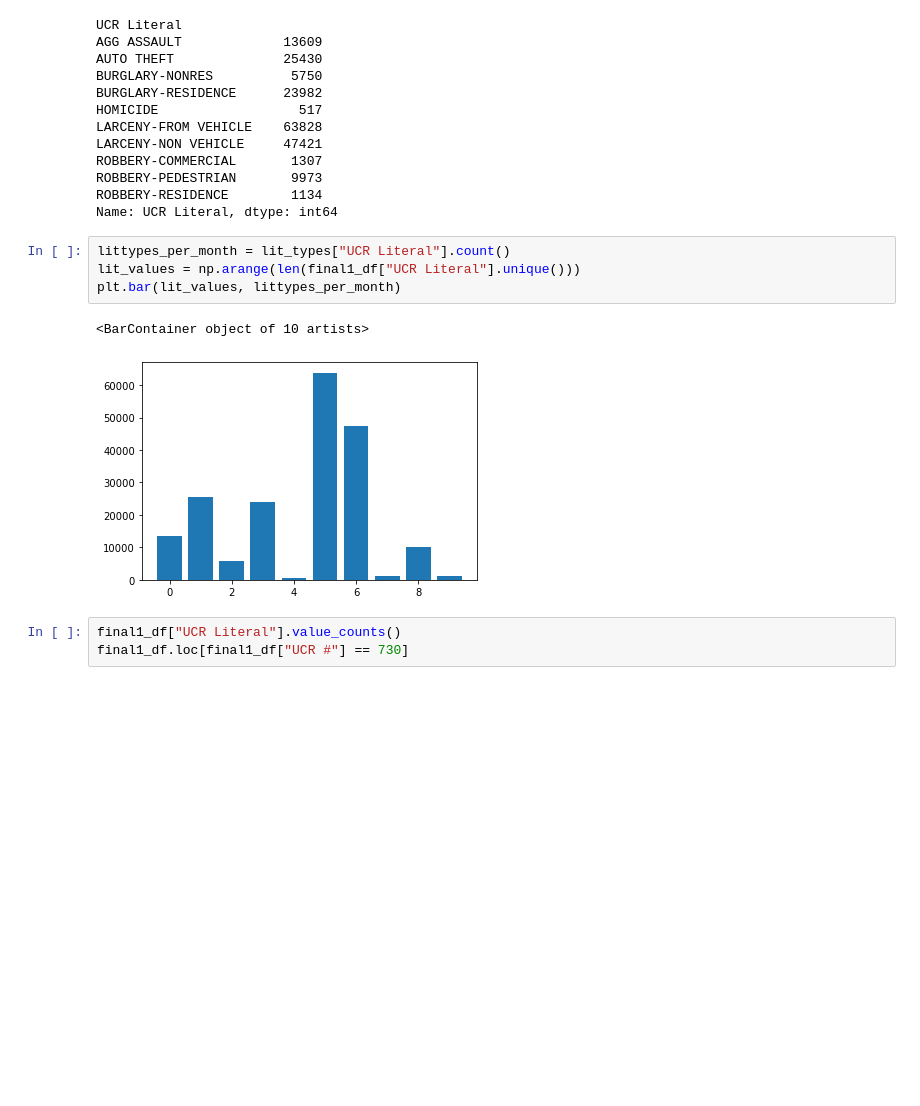
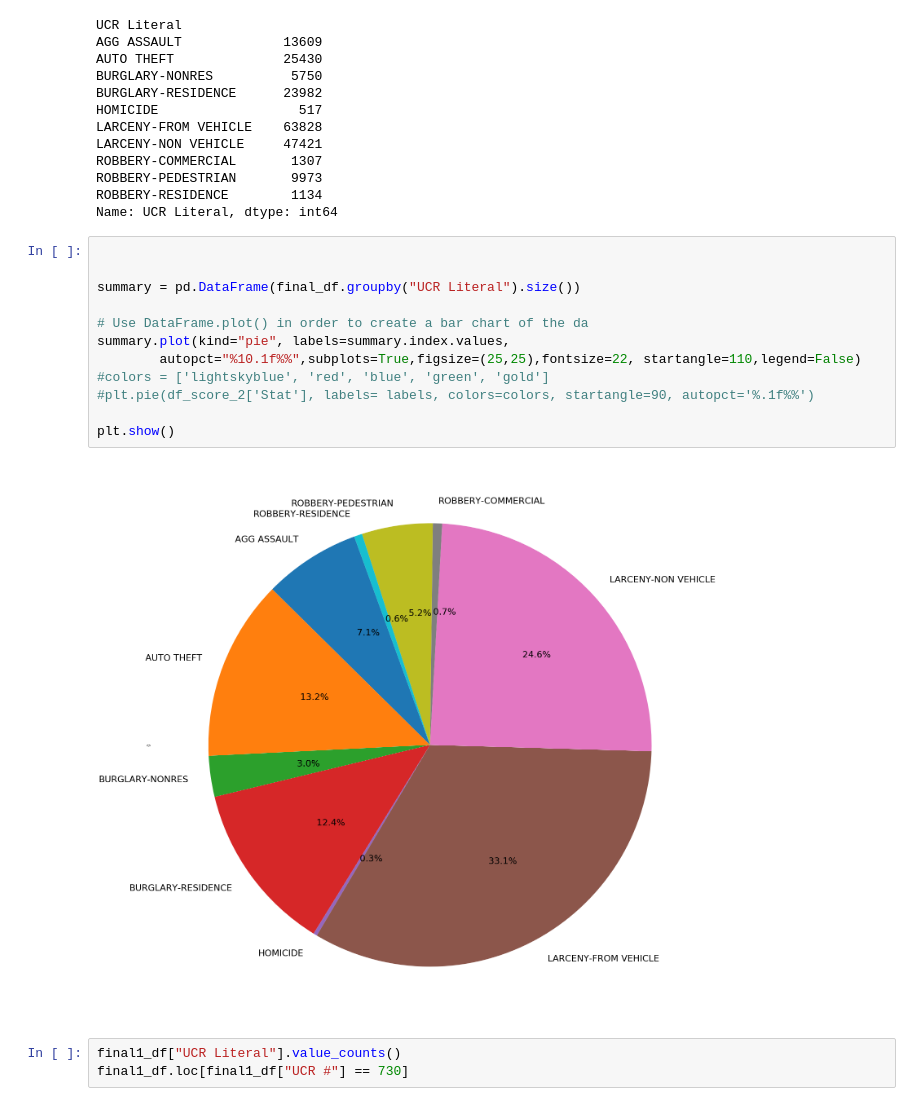
Before and after one commit to lumindak/Atlanta_crime-data-project, a Jupyter notebook: crimes.ipynb, the cells around one changed output. Drawn from its saved outputs; the diff is of its cells as text; blank space fills up the shorter version.

```diff
--- a/crimes.ipynb
+++ b/crimes.ipynb
@@ -412,13 +415,20 @@ ROBBERY-COMMERCIAL       1307
 ROBBERY-PEDESTRIAN       9973
 ROBBERY-RESIDENCE        1134
 Name: UCR Literal, dtype: int64
-# %%
-littypes_per_month = lit_types["UCR Literal"].count()
-lit_values = np.arange(len(final1_df["UCR Literal"].unique()))
-plt.bar(lit_values, littypes_per_month)
-# %% [output]
-<BarContainer object of 10 artists>
-[figure, removed]
+# %%
+
+
+summary = pd.DataFrame(final_df.groupby("UCR Literal").size())
+
+# Use DataFrame.plot() in order to create a bar chart of the da
+summary.plot(kind="pie", labels=summary.index.values,
+        autopct="%10.1f%%",subplots=True,figsize=(25,25),fontsize=22, startangle=110,legend=False)
+#colors = ['lightskyblue', 'red', 'blue', 'green', 'gold']
+#plt.pie(df_score_2['Stat'], labels= labels, colors=colors, startangle=90, autopct='%.1f%%')
+
+plt.show()
+# %% [output]
+[figure, added]
 # %%
 final1_df["UCR Literal"].value_counts()
 final1_df.loc[final1_df["UCR #"] == 730]
```
Also changed, not shown: parts of 6 cells of this notebook, 1 other file.
